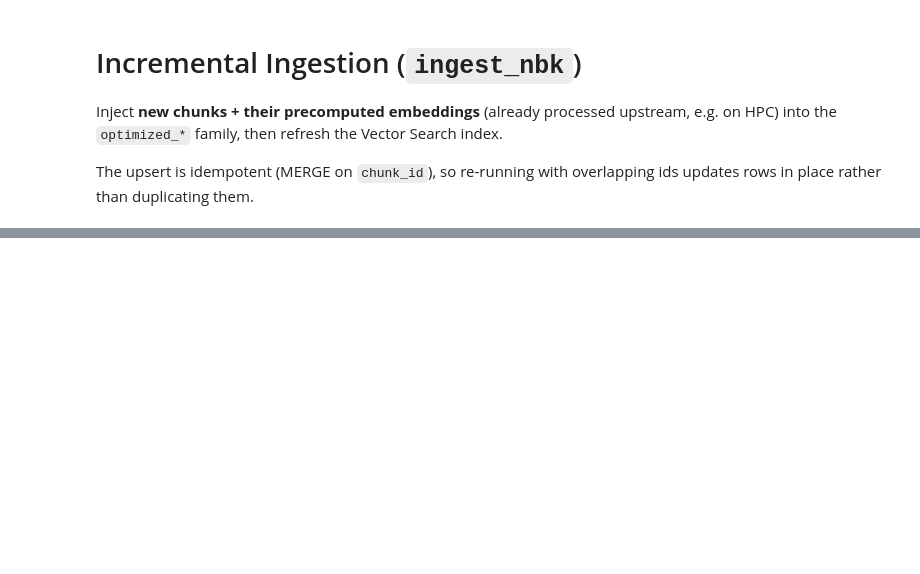
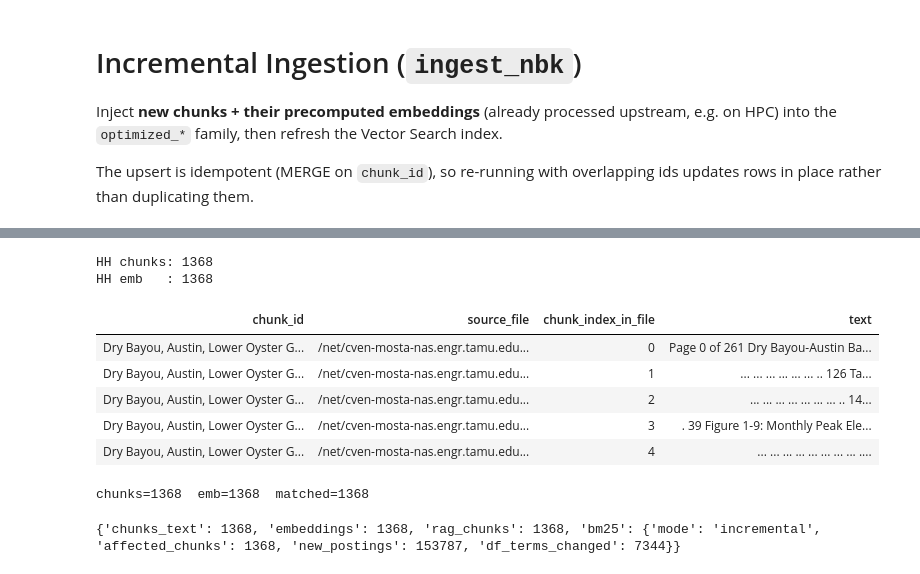
Before and after one commit to WSpie/TDIS_AI_RAG_Databricks, a Jupyter notebook: ingest_nbk.ipynb, the cells around one changed output, grey strips where cells are left out. Cells and saved outputs as stored; diff of their text form; code cells hidden in the pictures; blank space fills up the shorter version.

```diff
--- a/ingest_nbk.ipynb
+++ b/ingest_nbk.ipynb
@@ -73,0 +56,44 @@ re-ingested chunk_ids). So you do **not** need a full rebuild per ingest.
+# %%
+base  = settings.LAKE_BASE
+model = settings.EMBED_MODEL_NAME          # "DMRetriever-33M"
+
+hh_chunks = read_chunks_jsonl(spark, base + "optimized_HH_chunks/*/chunks.jsonl")
+
+# Set HH_EMB to the real HH embeddings prefix found in Cell 1
+HH_EMB = base + "optimized_HH_embeddings/"
+hh_emb = read_embeddings_npy(
+    spark,
+    npy_glob=HH_EMB + f"{model}/*/embeddings.npy",
+    ids_glob=HH_EMB + f"{model}/*/chunk_ids.json",
+    model_name=model,                       # used to pair npy/ids by source_dir; must match the path segment
+)
+
+print("HH chunks:", hh_chunks.count())
+print("HH emb   :", hh_emb.count())
+display(hh_chunks.limit(5))
+# %% [output]
+HH chunks: 1368
+HH emb   : 1368
+| chunk_id | source_file | chunk_index_in_file | text |
+| Dry Bayou, Austin, Lower Oyster G... | /net/cven-mosta-nas.engr.tamu.edu... | 0 | Page 0 of 261 Dry Bayou-Austin Ba... |
+| Dry Bayou, Austin, Lower Oyster G... | /net/cven-mosta-nas.engr.tamu.edu... | 1 | ... ... ... ... ... ... .. 126 Ta... |
+| Dry Bayou, Austin, Lower Oyster G... | /net/cven-mosta-nas.engr.tamu.edu... | 2 | ... ... ... ... ... ... ... .. 14... |
+| Dry Bayou, Austin, Lower Oyster G... | /net/cven-mosta-nas.engr.tamu.edu... | 3 | . 39 Figure 1-9: Monthly Peak Ele... |
+| Dry Bayou, Austin, Lower Oyster G... | /net/cven-mosta-nas.engr.tamu.edu... | 4 | ... ... ... ... ... ... ... ... .... |
+# %%
+n_chunks = hh_chunks.select("chunk_id").distinct().count()
+n_emb    = hh_emb.select("chunk_id").distinct().count()
+n_both   = hh_chunks.join(hh_emb, "chunk_id", "inner").select("chunk_id").distinct().count()
+print(f"chunks={n_chunks}  emb={n_emb}  matched={n_both}")
+# matched should be close to chunks; a large gap means chunk_ids don't line up across the two folders
+# %% [output]
+chunks=1368  emb=1368  matched=1368
+# %%
+report = ingest(
+    spark, hh_chunks, hh_emb,
+    sync_index=False,            # do not trigger the vector index sync yet
+    update_keyword_index=True,   # incremental BM25 update (cheap)
+)
+print(report)
+# %% [output]
+{'chunks_text': 1368, 'embeddings': 1368, 'rag_chunks': 1368, 'bm25': {'mode': 'incremental', 'affected_chunks': 1368, 'new_postings': 153787, 'df_terms_changed': 7344}}
```
Also changed, not shown: parts of 7 cells of this notebook, 1 other file.
